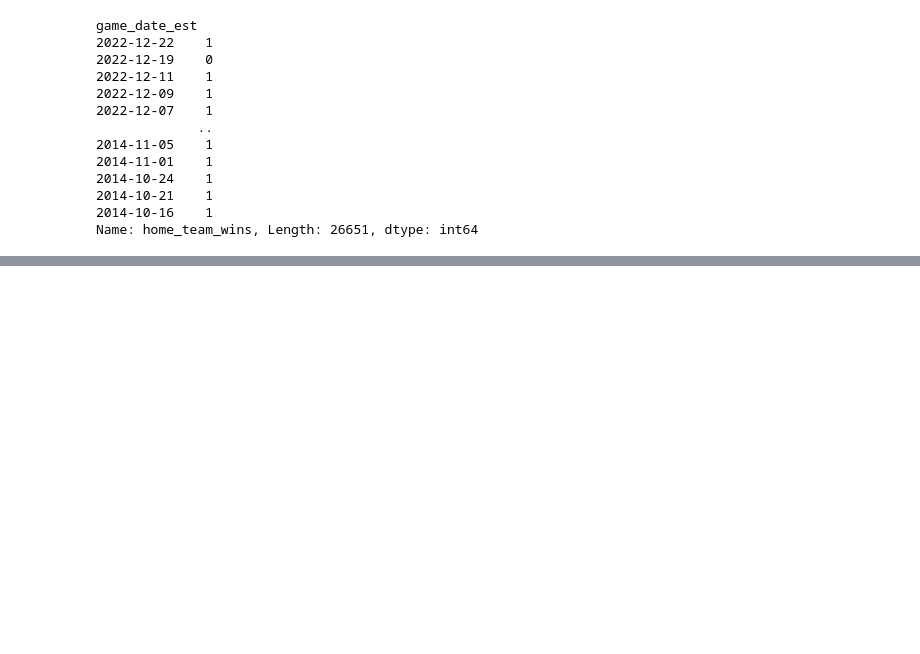
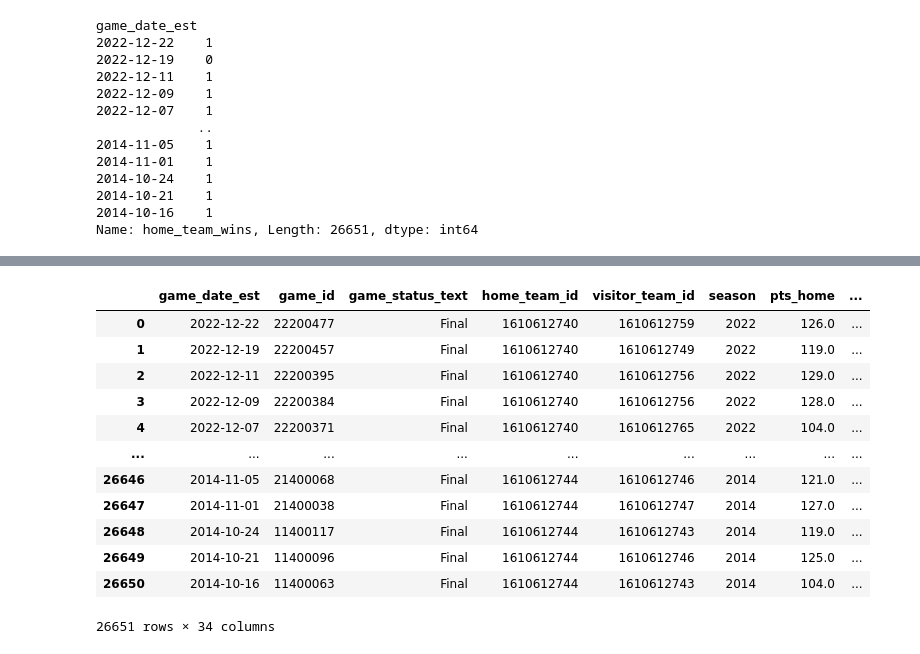
Before and after one commit to ankitlovanshi/pandas_project, a Jupyter notebook: project_games_teams.ipynb, the cells around one changed output, grey strips where cells are left out. Saved outputs shown, nothing was run; the diff lists cells and outputs as text; code cells hidden in the pictures; blank space fills up the shorter version.

```diff
--- a/project_games_teams.ipynb
+++ b/project_games_teams.ipynb
@@ -521,3 +521,6 @@ game_date_est
 2014-10-21    1
 2014-10-16    1
 Name: home_team_wins, Length: 26651, dtype: int64
+# %%
+# 41. Reset the index of games back to default and verify the changes
+games = games.reset_index()
@@ -523,0 +534,19 @@ Name: home_team_wins, Length: 26651, dtype: int64
+# %%
+# 42. Add a new column called points_total, as the sum of columns points_home and points_away
+games['points_total'] = games['pts_home'] + games['pts_away']
+# %%
+games
+# %% [output]
+|  | game_date_est | game_id | game_status_text | home_team_id | visitor_team_id | season | pts_home | ... |
+| 0 | 2022-12-22 | 22200477 | Final | 1610612740 | 1610612759 | 2022 | 126.0 | ... |
+| 1 | 2022-12-19 | 22200457 | Final | 1610612740 | 1610612749 | 2022 | 119.0 | ... |
+| 2 | 2022-12-11 | 22200395 | Final | 1610612740 | 1610612756 | 2022 | 129.0 | ... |
+| 3 | 2022-12-09 | 22200384 | Final | 1610612740 | 1610612756 | 2022 | 128.0 | ... |
+| 4 | 2022-12-07 | 22200371 | Final | 1610612740 | 1610612765 | 2022 | 104.0 | ... |
+| ... | ... | ... | ... | ... | ... | ... | ... | ... |
+| 26646 | 2014-11-05 | 21400068 | Final | 1610612744 | 1610612746 | 2014 | 121.0 | ... |
+| 26647 | 2014-11-01 | 21400038 | Final | 1610612744 | 1610612747 | 2014 | 127.0 | ... |
+| 26648 | 2014-10-24 | 11400117 | Final | 1610612744 | 1610612743 | 2014 | 119.0 | ... |
+| 26649 | 2014-10-21 | 11400096 | Final | 1610612744 | 1610612746 | 2014 | 125.0 | ... |
+| 26650 | 2014-10-16 | 11400063 | Final | 1610612744 | 1610612743 | 2014 | 104.0 | ... |
+26651 rows × 34 columns
```
Also changed, not shown: parts of 8 cells of this notebook.
